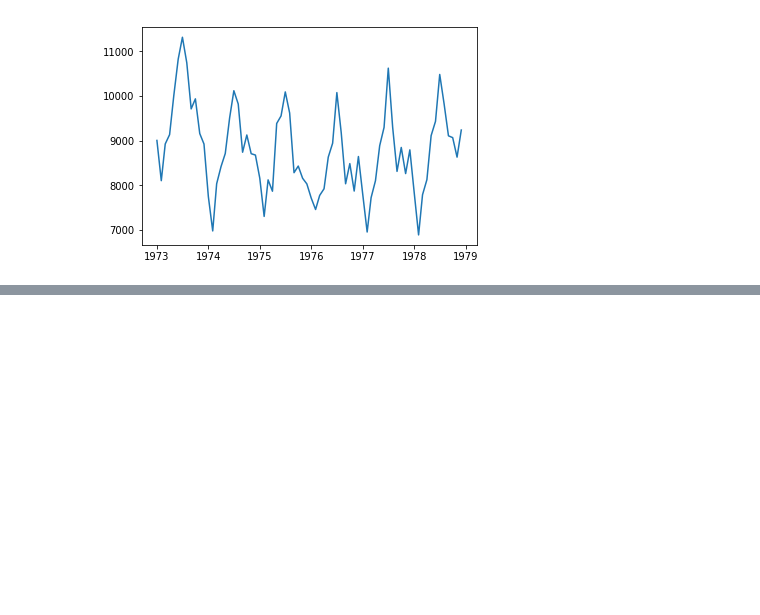
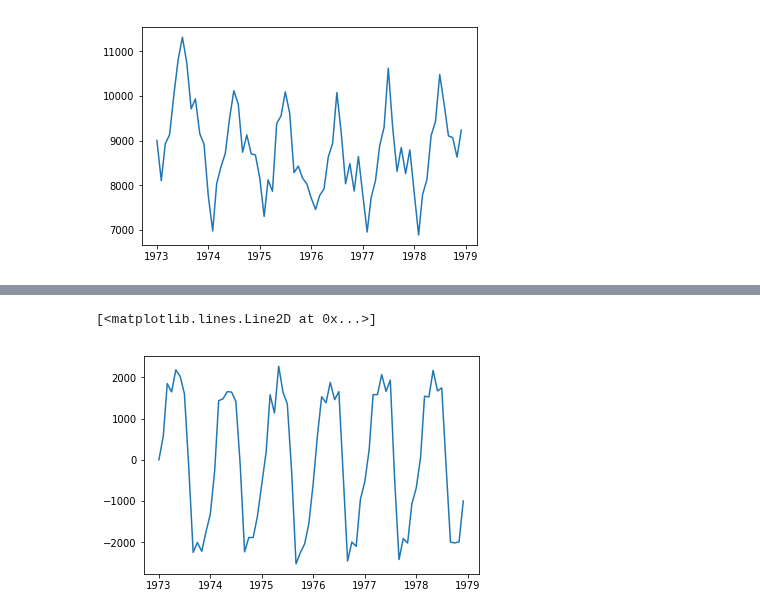
Before and after one commit to somnath1077/ML, a Jupyter notebook: timeseries/notebooks/Brockwell_Davis_ISTM/Estimating Trend and Seasonality .ipynb, the cells around one changed output, grey strips where cells are left out. Drawn from its saved outputs; the diff is of its cells as text; code cells hidden in the pictures; blank space fills up the shorter version.

```diff
--- a/timeseries/notebooks/Brockwell_Davis_ISTM/Estimating Trend and Seasonality .ipynb
+++ b/timeseries/notebooks/Brockwell_Davis_ISTM/Estimating Trend and Seasonality .ipynb
@@ -109,0 +127,5 @@ plt.plot(deaths['date'], deaths['deaths'])
+# %%
+plt.plot(deaths['date'], noise)
+# %% [output]
+[<matplotlib.lines.Line2D at 0x...>]
+[figure, added]
```
Also changed, not shown: parts of 4 cells of this notebook.
